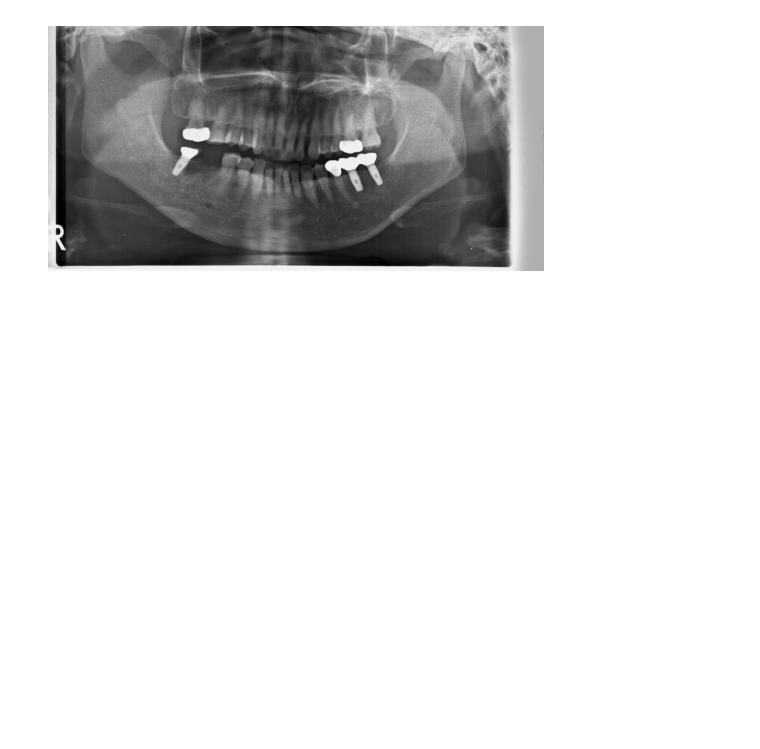
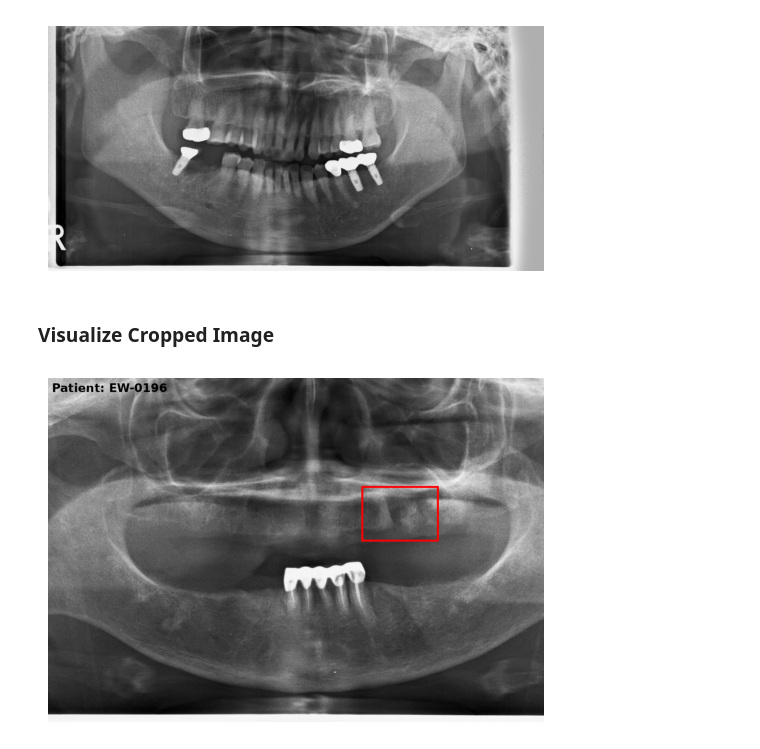
Before and after one commit to kimdj98/onj_, a Jupyter notebook: scripts/viz_PA_label.ipynb, the cells around one changed output. Cells and saved outputs as stored; diff of their text form; code cells hidden in the pictures; blank space fills up the shorter version.

```diff
--- a/scripts/viz_PA_label.ipynb
+++ b/scripts/viz_PA_label.ipynb
@@ -152,2 +152,22 @@ viz_wo_bbox("EW-0356")
 # %% [output]
 [figure]
+# %% [markdown]
+### Visualize Cropped Image
+# %%
+def find_file_paths_cropped(patient, folders):
+    """
+    Find the correct image and label file paths for the given patient in the specified folders.
+
+    Parameters:
+        patient (str): The patient name or ID.
+        folders (list): A list of folder names to search in.
+
+    Returns:
+        tuple: A tuple containing the image path and label path if found, else (None, None).
+    """
+    for folder in folders:
+        image_path = f"/mnt/aix22301/onj/dataset/v0/YOLO_PA_cropped2/images/{folder}/{patient}.jpg"
+        label_path = f"/mnt/aix22301/onj/dataset/v0/YOLO_PA_cropped2/labels/{folder}/{patient}.txt"
+        if os.path.exists(image_path) and os.path.exists(label_path):
+            return image_path, label_path
+    return None, None
@@ -153,0 +235,4 @@ viz_wo_bbox("EW-0356")
+# %%
+viz_cropped("EW-0196")
+# %% [output]
+[figure, added]
```
Also changed, not shown: parts of 4 cells of this notebook.
